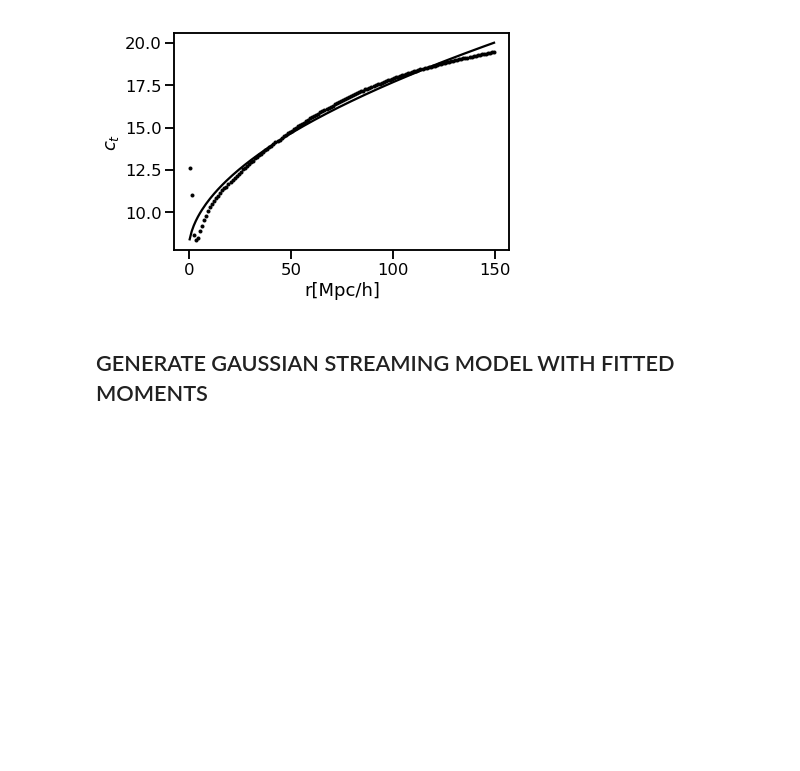
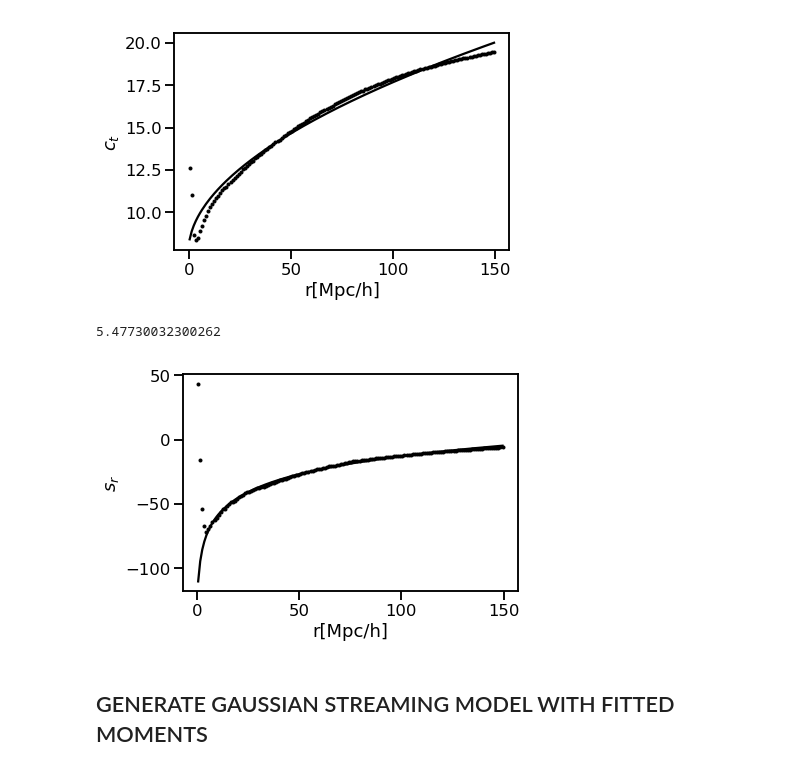
Before and after one commit to florpi/CentralStreamingModel, a Jupyter notebook: dimred/taylor_expansion.ipynb, the cells around one changed output. Saved outputs shown, nothing was run; the diff lists cells and outputs as text; code cells hidden in the pictures; blank space fills up the shorter version.

```diff
--- a/dimred/taylor_expansion.ipynb
+++ b/dimred/taylor_expansion.ipynb
@@ -91,6 +103,19 @@ _, chi, popt_c_t = param.plot(fitting_c, rm.r, c_t,
 # %% [output]
 3.8706306673543964
 [figure]
+# %%
+def fitting_s(r, a,c,d):
+    return a/r + c*np.log10(r) + d
+# %%
+idx = 3
+
+_, chi, popt_c_t = param.plot(fitting_s, rm.r, s_r,
+        'black', 'Halos',parameters[idx], limit = 5)
+#plt.text(10,15,r'$c_t(r) = A r^B + C$')
+#plt.xlim(5,50)
+# %% [output]
+5.47730032300262
+[figure, added]
 # %% [markdown]
 ## GENERATE GAUSSIAN STREAMING MODEL WITH FITTED MOMENTS
 # %%
```
Also changed, not shown: parts of 6 cells of this notebook, 10 other files.
